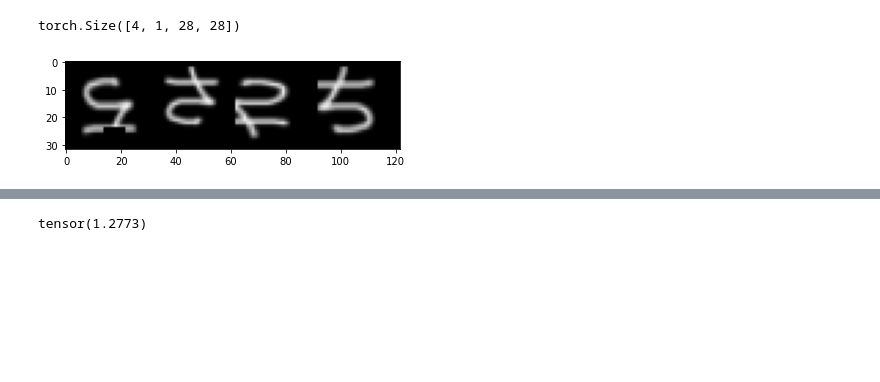
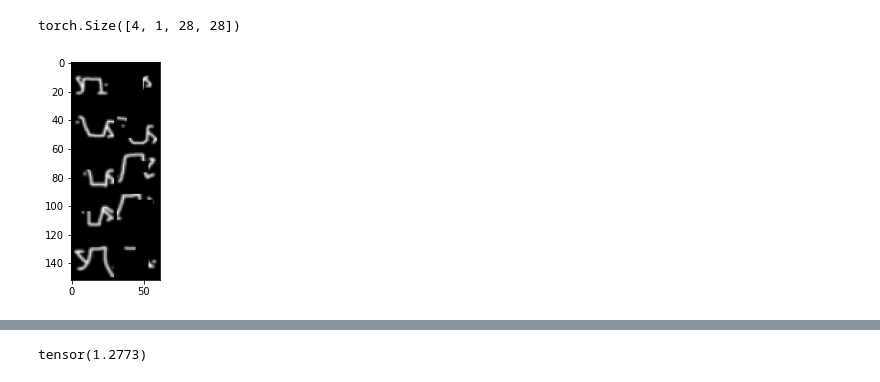
Before and after one commit to ojss/c3lr, a Jupyter notebook: scratch.ipynb, the cells around one changed output, grey strips where cells are left out. Saved outputs shown, nothing was run; the diff lists cells and outputs as text; code cells hidden in the pictures; blank space fills up the shorter version.

```diff
--- a/scratch.ipynb
+++ b/scratch.ipynb
@@ -95,0 +298,21 @@ class AE(nn.Module):
+# %%
+transform = transforms.Compose([
+    transforms.Resize((28, 28)),
+    transforms.ToTensor(),
+                                transforms.Normalize((0.5,),(0.5,))])
+
+# Loading the training dataset. We need to split it into a training and validation part
+train_dataset = Omniglot(root='./data/untarred', background=False, transform=transform, download=True)
+pl.seed_everything(42)
+# train_set, val_set = torch.utils.data.random_split(train_dataset, [45000, 5000])
+
+# Loading the test set
+# test_set = Omniglot(root='./data/untarred', background=True, transform=transform, download=True)
+
+# We define a set of data loaders that we can use for various purposes later.
+train_loader = DataLoader(train_dataset, batch_size=50, shuffle=True, drop_last=True, pin_memory=True, num_workers=4)
+# val_loader = DataLoader(val_set, batch_size=50, shuffle=False, drop_last=False, num_workers=4)
+# test_loader = DataLoader(test_set, batch_size=50, shuffle=False, drop_last=False, num_workers=4)
+
+def get_train_images(num):
+    return torch.stack([train_dataset[i][0] for i in range(num)], dim=0)
@@ -95,0 +322,16 @@ class AE(nn.Module):
+# %%
+dataset_train = UnlabelledDataset(
+    dataset='omniglot',
+    datapath='./data/untarred/',
+    split='train',
+    n_support=1,
+    n_query=3
+)
+dataloader_train = DataLoader(dataset_train,
+                                      batch_size=50,
+                                      shuffle=True,
+                                      num_workers=8,
+                                      pin_memory=torch.cuda.is_available())
+# %%
+def get_train_images(num):
+    return torch.stack([dataset_train[i]['data'][0] for i in range(num)], dim=0)
@@ -154,11 +472,14 @@ img = make_grid(torch.vstack([x_support[0][0].unsqueeze(0), x_query.reshape(1, x
 # %%
 import matplotlib.pyplot as plt
 # %%
-npimg = img.numpy()
+imgs = get_train_images(10)
+grid = torchvision.utils.make_grid(imgs, nrow=2)
+npimg = grid.numpy()
+# npimg.shape
 plt.imshow(np.transpose(npimg, (1, 2, 0)))
 plt.show()
 # %% [output]
-[figure, old version]
+[figure, new version]
 # %%
 x_support[0][1].max()
 # %% [output]
```
Also changed, not shown: parts of 10 cells of this notebook, 6 other files.
